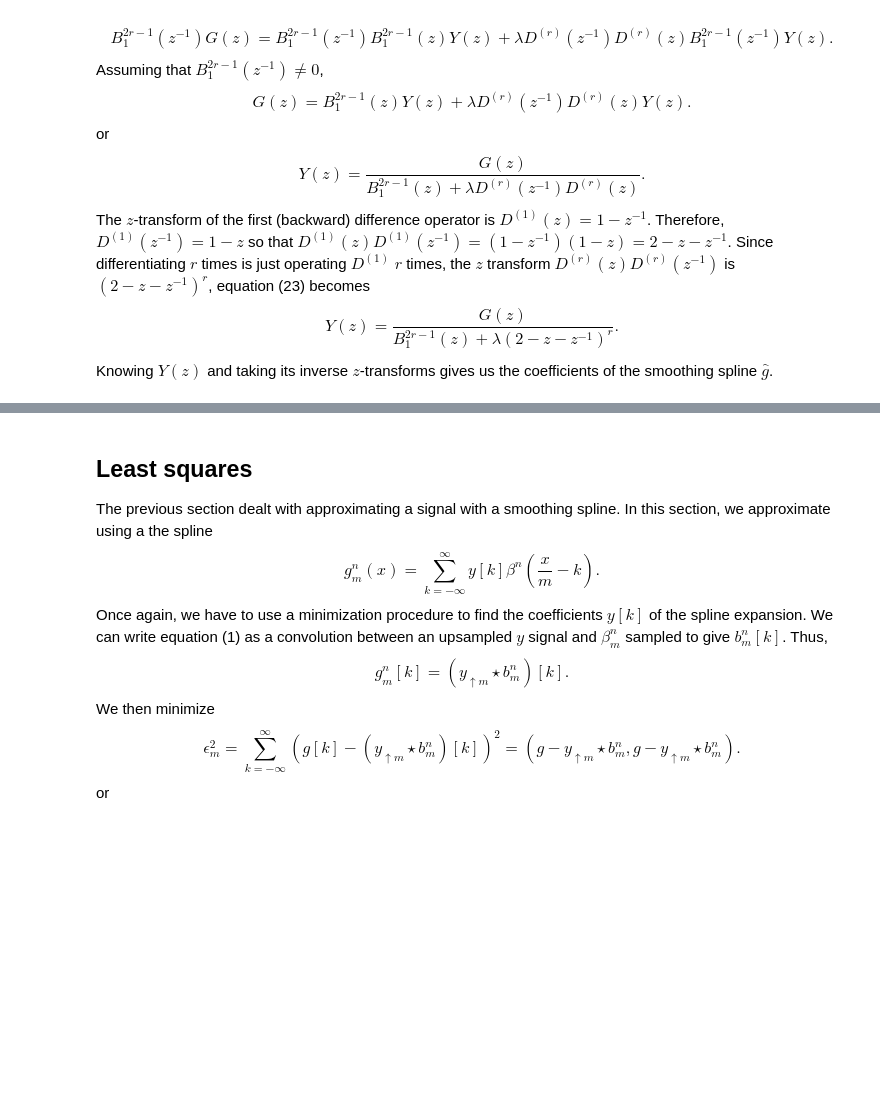
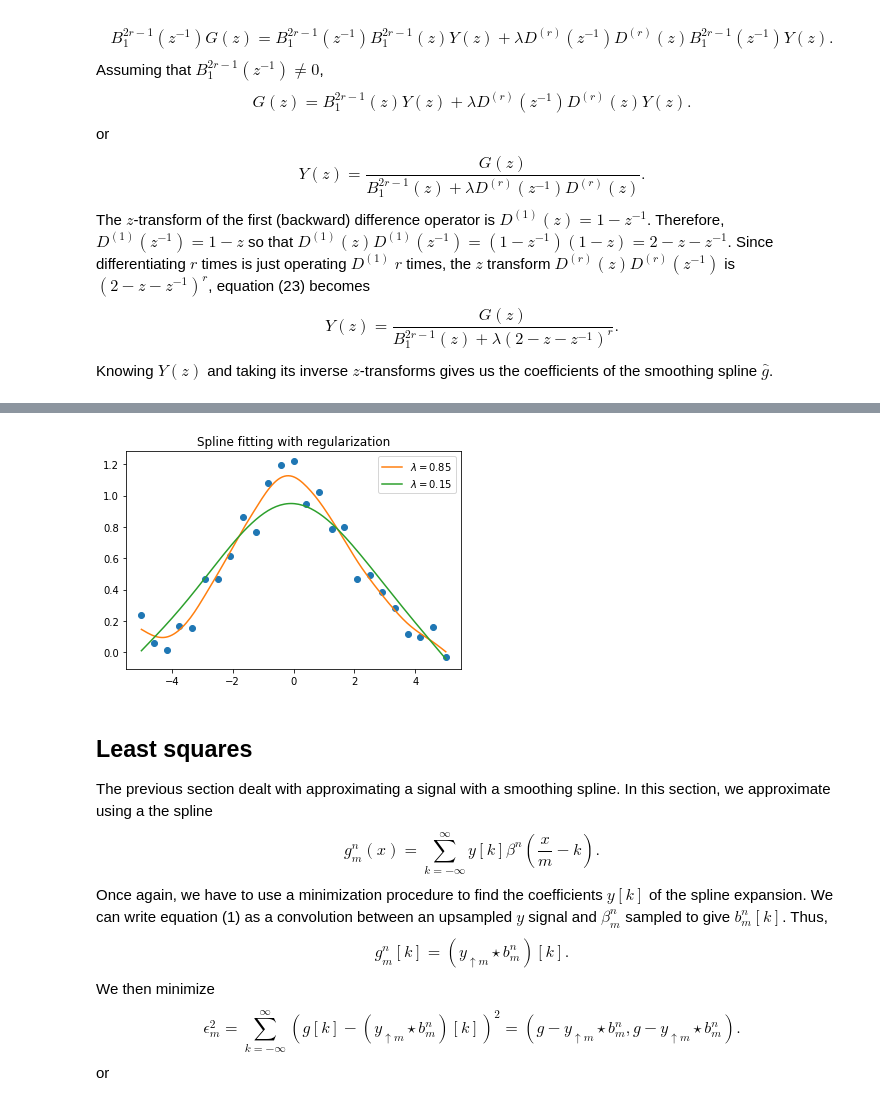
Before and after one commit to amey-joshi/am, a Jupyter notebook: p3/m2p_B01_B_ImageSplines_Version_3.ipynb, the cells around one changed output, grey strips where cells are left out. Drawn from its saved outputs; the diff is of its cells as text; code cells hidden in the pictures; blank space fills up the shorter version.

```diff
--- a/p3/m2p_B01_B_ImageSplines_Version_3.ipynb
+++ b/p3/m2p_B01_B_ImageSplines_Version_3.ipynb
@@ -1137,3 +1242,27 @@ Knowing $Y(z)$ and taking its inverse $z$-transforms gives us the coefficients o
+# %%
+# Example of smoothing splines.
+import numpy as np
+import matplotlib.pyplot as plt
+
+from csaps import csaps
+
+np.random.seed(12111842)
+
+x = np.linspace(-5., 5., 25)
+y = np.exp(-(x/2.5)**2) + (np.random.rand(25) - 0.2) * 0.3
+
+xs = np.linspace(x[0], x[-1], 150)
+ys1 = csaps(x, y, xs, smooth = 0.85)
+ys2 = csaps(x, y, xs, smooth = 0.15)
+
+plt.plot(x, y, 'o')
+plt.plot(xs, ys1, '-', label = r'$\lambda = 0.85$')
+plt.plot(xs, ys2, '-', label = r'$\lambda = 0.15$')
+plt.title('Spline fitting with regularization')
+plt.legend()
+plt.show()
+# %% [output]
+[figure, added]
 # %% [markdown]
 ## Least squares
 
```
Also changed, not shown: parts of 11 cells of this notebook.
